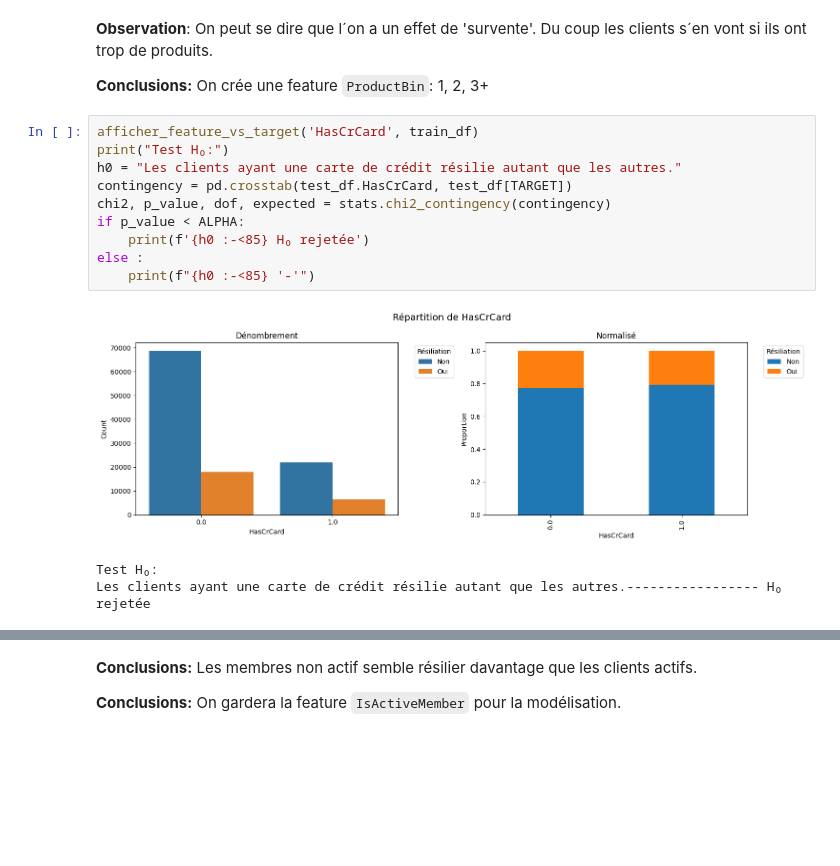
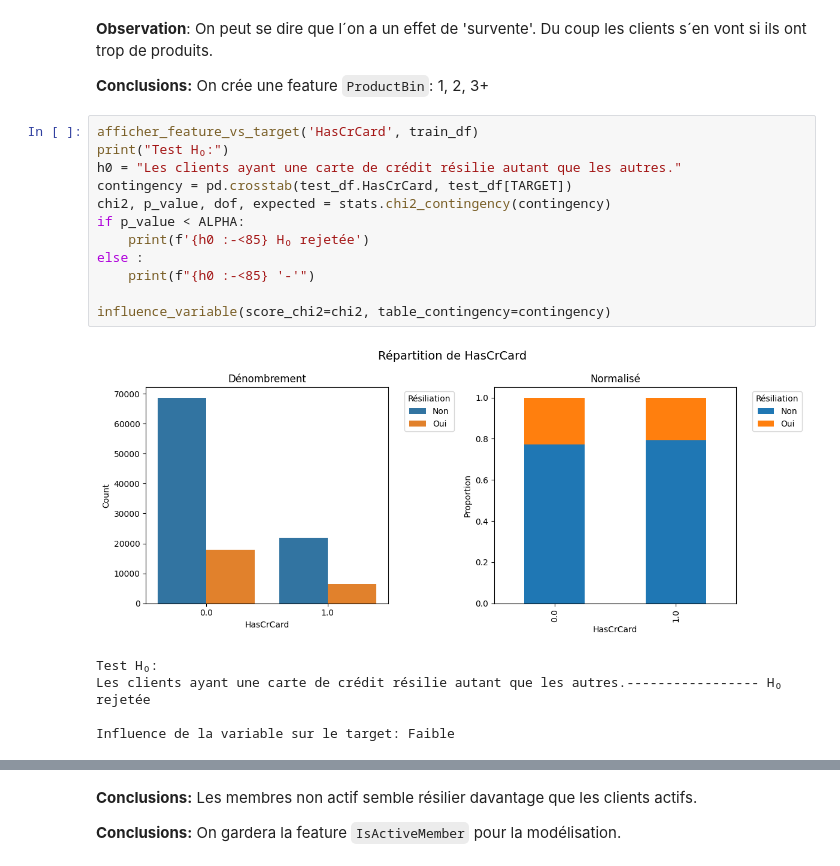
Before and after one commit to lbihin/mlpro-classification-bank-churn-2025, a Jupyter notebook: eda/eda.ipynb, the cells around one changed output, grey strips where cells are left out. Saved outputs shown, nothing was run; the diff lists cells and outputs as text; blank space fills up the shorter version.

```diff
--- a/eda/eda.ipynb
+++ b/eda/eda.ipynb
@@ -1398,17 +1398,21 @@ Influence de la variable sur le target: Moyenne
 # %%
 afficher_feature_vs_target('HasCrCard', train_df)
 print("Test H₀:")
 h0 = "Les clients ayant une carte de crédit résilie autant que les autres."
 contingency = pd.crosstab(test_df.HasCrCard, test_df[TARGET])
 chi2, p_value, dof, expected = stats.chi2_contingency(contingency)
 if p_value < ALPHA:
     print(f'{h0 :-<85} H₀ rejetée')
 else :
     print(f"{h0 :-<85} '-'")
+
+influence_variable(score_chi2=chi2, table_contingency=contingency)
 # %% [output]
-[figure, old version]
+[figure, new version]
 Test H₀:
 Les clients ayant une carte de crédit résilie autant que les autres.----------------- H₀ rejetée
+
+Influence de la variable sur le target: Faible
 # %%
 afficher_feature_vs_target('IsActiveMember', train_df)
 print("Test H₀:")
```
Also changed, not shown: parts of 5 cells of this notebook, 3 other files.
